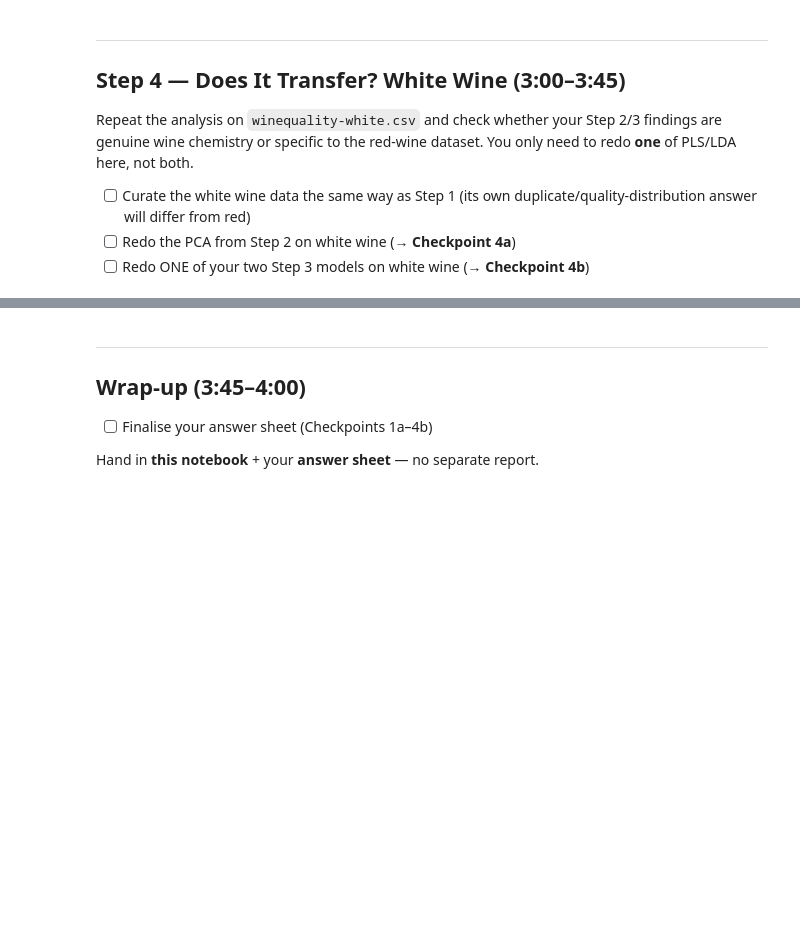
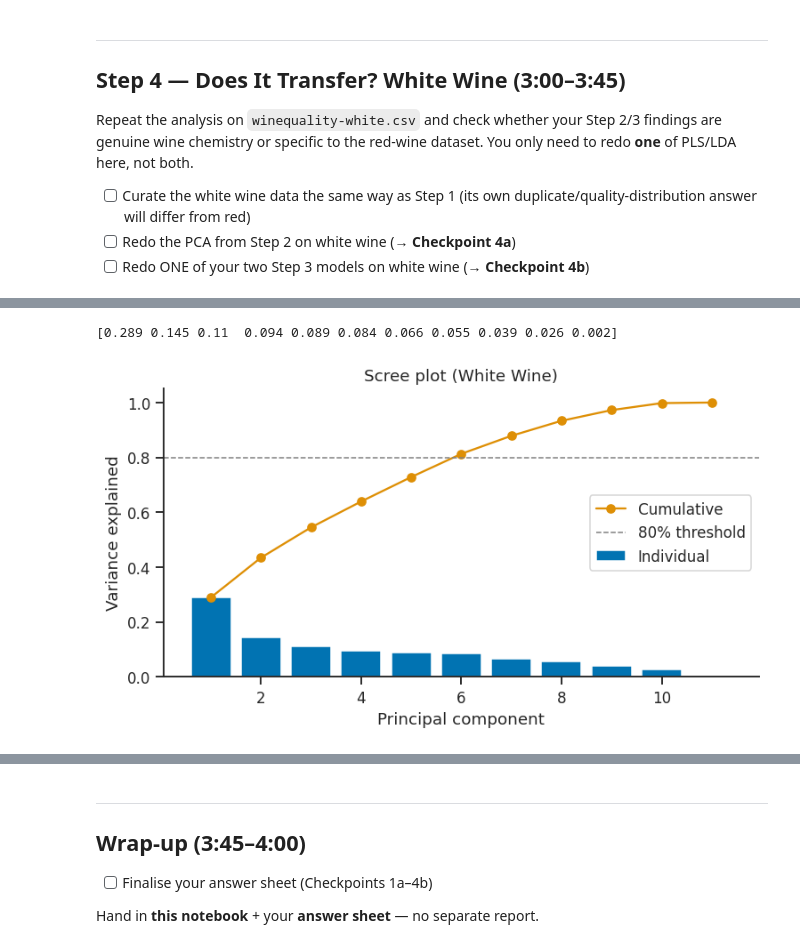
Before and after one commit to evagulevska-ctrl/1kb570_2026, a Jupyter notebook: Labs/02_modelling_wine_quality/starter_notebook.ipynb, the cells around one changed output, grey strips where cells are left out. Drawn from its saved outputs; the diff is of its cells as text; code cells hidden in the pictures; blank space fills up the shorter version.

```diff
--- a/Labs/02_modelling_wine_quality/starter_notebook.ipynb
+++ b/Labs/02_modelling_wine_quality/starter_notebook.ipynb
@@ -390,3 +463,5 @@ dataset. You only need to redo **one** of PLS/LDA here, not both.
 # %%
 # TODO: load winequality-white.csv, curate it the same way as Step 1
 # (missing values, duplicates, quality distribution)
+df_white = pd.read_csv('winequality-white.csv', sep=';')
+df_white.head()
@@ -392,0 +520,7 @@ dataset. You only need to redo **one** of PLS/LDA here, not both.
+# %%
+print('Distribution of quality (White Wine):')
+print(df_white['quality'].value_counts())
+
+df_white = df_white.drop_duplicates()
+print('\nNumber of duplicate rows after removing duplicates (White Wine):')
+print(df_white.duplicated().sum())
@@ -395,3 +543,7 @@ dataset. You only need to redo **one** of PLS/LDA here, not both.
 # score/loading plots from Step 2. Compare PC1's top-loading variables to
 # what you found for red wine (Checkpoint 2c) -- write the comparison on
 # the answer sheet (Checkpoint 4a).
+y_white = df_white['quality']
+x_white = df_white.drop('quality', axis=1)
+x_scaled_white = StandardScaler().fit_transform(x_white)
+x_white
@@ -397,0 +564,25 @@ dataset. You only need to redo **one** of PLS/LDA here, not both.
+# %%
+# TODO: fit PCA on the standardised white-wine predictor matrix
+pca_sklearn_white = PCA()
+scores_sklearn_white = pca_sklearn_white.fit_transform(x_scaled_white)
+print(pca_sklearn_white.explained_variance_ratio_.round(3))
+# %% [output]
+[0.289 0.145 0.11  0.094 0.089 0.084 0.066 0.055 0.039 0.026 0.002]
+# %%
+# TODO: scree plot -- individual explained variance (bars) and
+# cumulative explained variance (line), same style as the course notebooks
+fig, ax = plt.subplots(figsize=(7, 4))
+n_show = 11
+ax.bar(range(1, n_show+1), pca_sklearn_white.explained_variance_ratio_[:n_show],
+       color=sns.color_palette('colorblind')[0], label='Individual')
+ax.plot(range(1, n_show+1), np.cumsum(pca_sklearn_white.explained_variance_ratio_[:n_show]),
+        'o-', color=sns.color_palette('colorblind')[1], label='Cumulative')
+ax.axhline(0.80, color='gray', ls='--', lw=1, label='80% threshold')
+ax.set_xlabel('Principal component'); ax.set_ylabel('Variance explained')
+ax.set_title('Scree plot (White Wine)')
+ax.legend()
+sns.despine(ax=ax)
+plt.tight_layout()
+plt.show()
+# %% [output]
+[figure, added]
```
Also changed, not shown: parts of 29 cells of this notebook.
